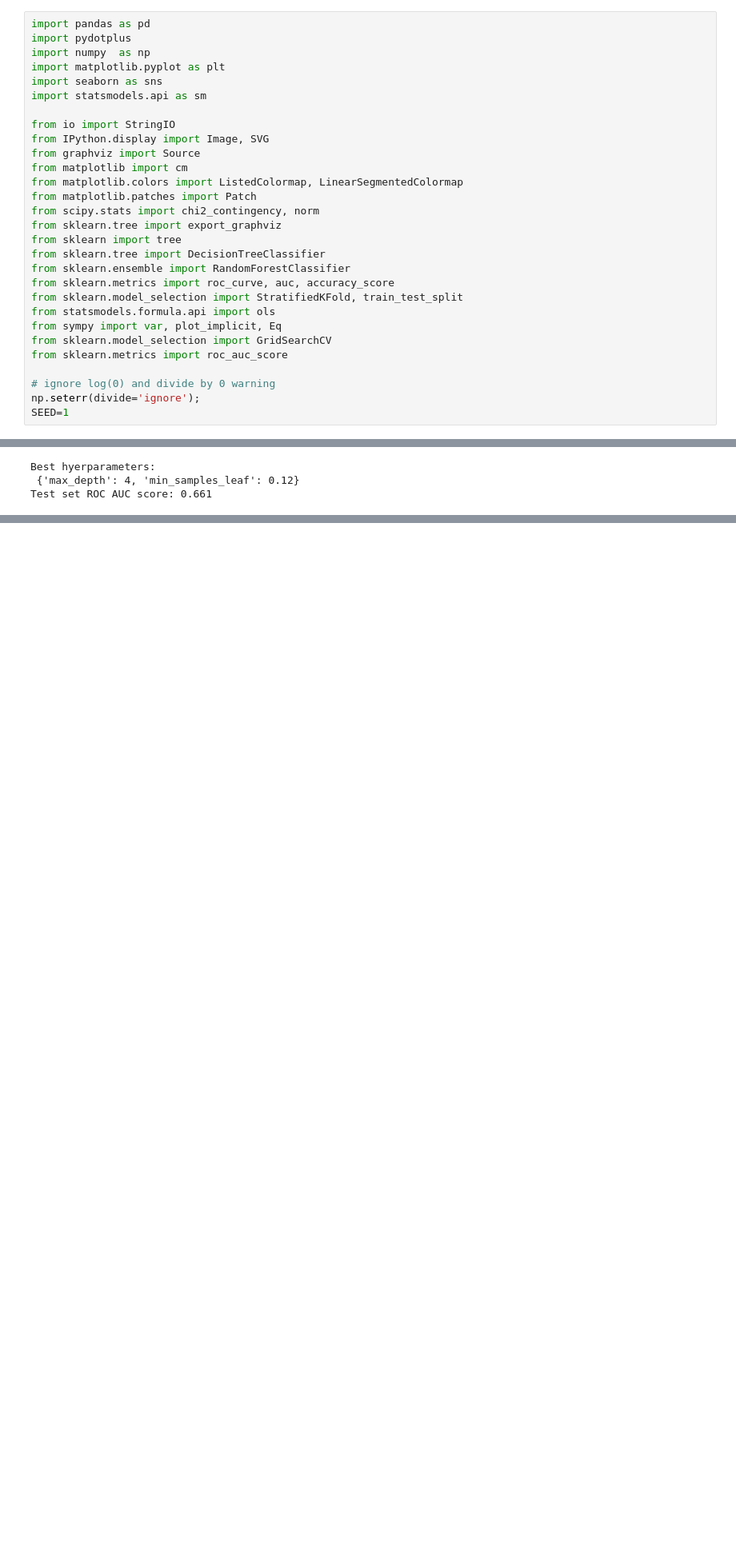
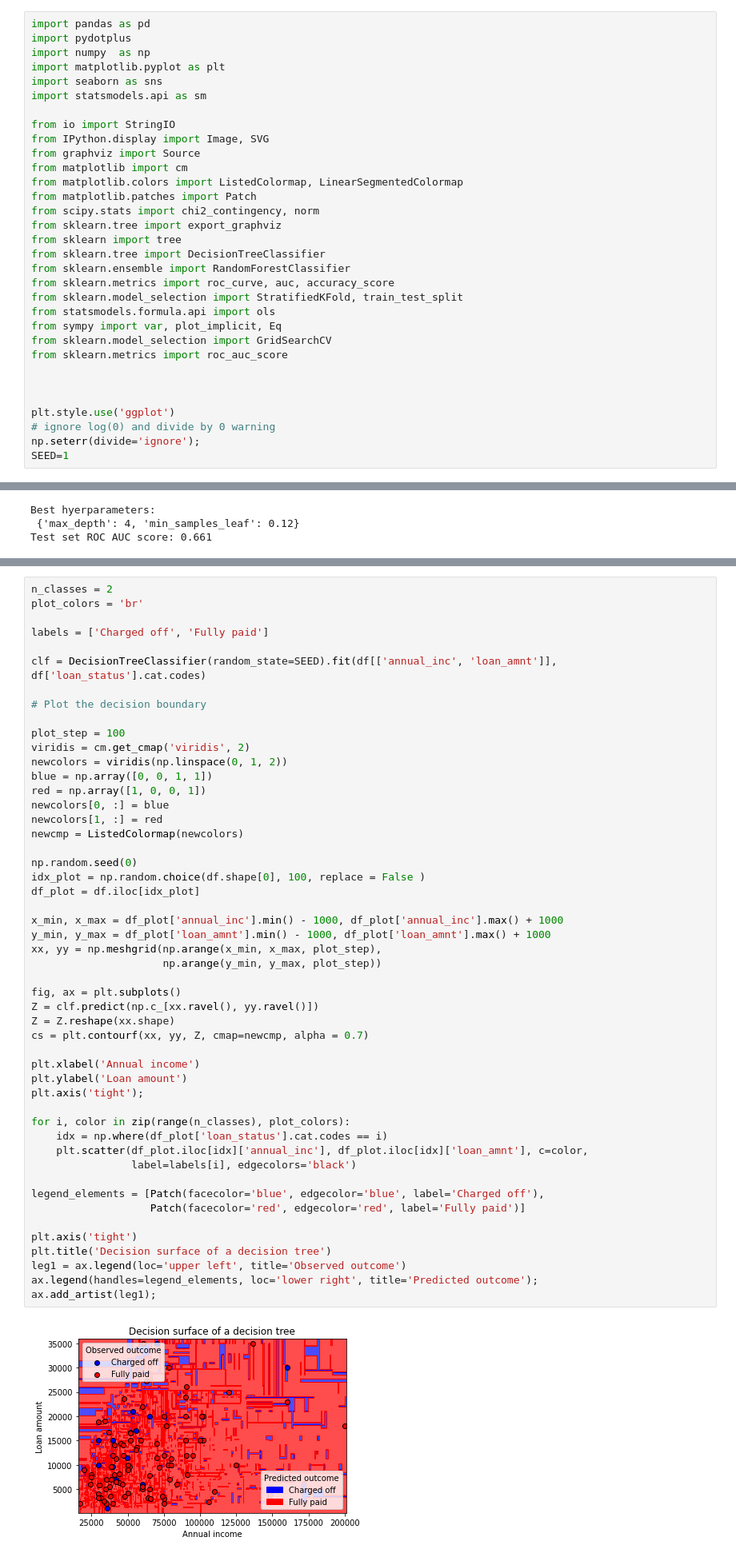
Before and after one commit to ancastillar/How-important-is-the-income-source-of-a-loan-applicant-, a Jupyter notebook: Model_LOAN_Random_Forest.ipynb, the cells around one changed output, grey strips where cells are left out. Shown: that part at 80% size. Saved outputs shown, nothing was run; the diff lists cells and outputs as text; blank space fills up the shorter version.

```diff
--- a/Model_LOAN_Random_Forest.ipynb
+++ b/Model_LOAN_Random_Forest.ipynb
@@ -26,6 +26,9 @@ from sympy import var, plot_implicit, Eq
 from sklearn.model_selection import GridSearchCV
 from sklearn.metrics import roc_auc_score
 
+
+
+plt.style.use('ggplot')
 # ignore log(0) and divide by 0 warning
 np.seterr(divide='ignore');
 SEED=1
@@ -157,0 +165,52 @@ Test set ROC AUC score: 0.661
+# %%
+n_classes = 2
+plot_colors = 'br'
+
+labels = ['Charged off', 'Fully paid']
+
+clf = DecisionTreeClassifier(random_state=SEED).fit(df[['annual_inc', 'loan_amnt']], df['loan_status'].cat.codes)
+
+# Plot the decision boundary
+
+plot_step = 100
+viridis = cm.get_cmap('viridis', 2)
+newcolors = viridis(np.linspace(0, 1, 2))
+blue = np.array([0, 0, 1, 1])
+red = np.array([1, 0, 0, 1])
+newcolors[0, :] = blue
+newcolors[1, :] = red
+newcmp = ListedColormap(newcolors)
+
+np.random.seed(0)
+idx_plot = np.random.choice(df.shape[0], 100, replace = False )
+df_plot = df.iloc[idx_plot]
+
+x_min, x_max = df_plot['annual_inc'].min() - 1000, df_plot['annual_inc'].max() + 1000
+y_min, y_max = df_plot['loan_amnt'].min() - 1000, df_plot['loan_amnt'].max() + 1000
+xx, yy = np.meshgrid(np.arange(x_min, x_max, plot_step),
+                     np.arange(y_min, y_max, plot_step))
+
+fig, ax = plt.subplots()
+Z = clf.predict(np.c_[xx.ravel(), yy.ravel()])
+Z = Z.reshape(xx.shape)
+cs = plt.contourf(xx, yy, Z, cmap=newcmp, alpha = 0.7)
+
+plt.xlabel('Annual income')
+plt.ylabel('Loan amount')
+plt.axis('tight');
+
+for i, color in zip(range(n_classes), plot_colors):
+    idx = np.where(df_plot['loan_status'].cat.codes == i)
+    plt.scatter(df_plot.iloc[idx]['annual_inc'], df_plot.iloc[idx]['loan_amnt'], c=color,
+                label=labels[i], edgecolors='black')
+
+legend_elements = [Patch(facecolor='blue', edgecolor='blue', label='Charged off'),
+                   Patch(facecolor='red', edgecolor='red', label='Fully paid')]
+
+plt.axis('tight')
+plt.title('Decision surface of a decision tree')
+leg1 = ax.legend(loc='upper left', title='Observed outcome')
+ax.legend(handles=legend_elements, loc='lower right', title='Predicted outcome');
+ax.add_artist(leg1);
+# %% [output]
+[figure, added]
```
Also changed, not shown: parts of 9 cells of this notebook.
